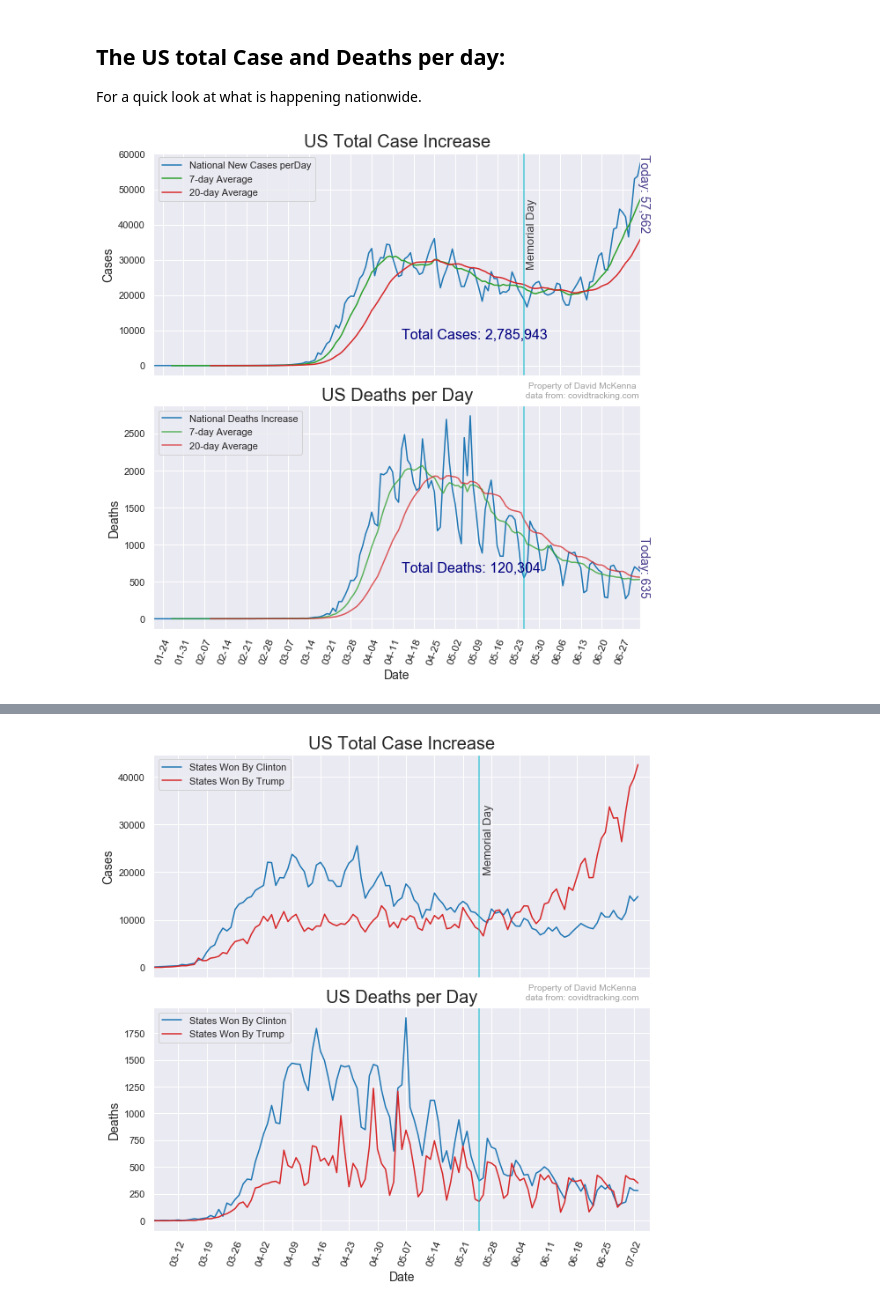
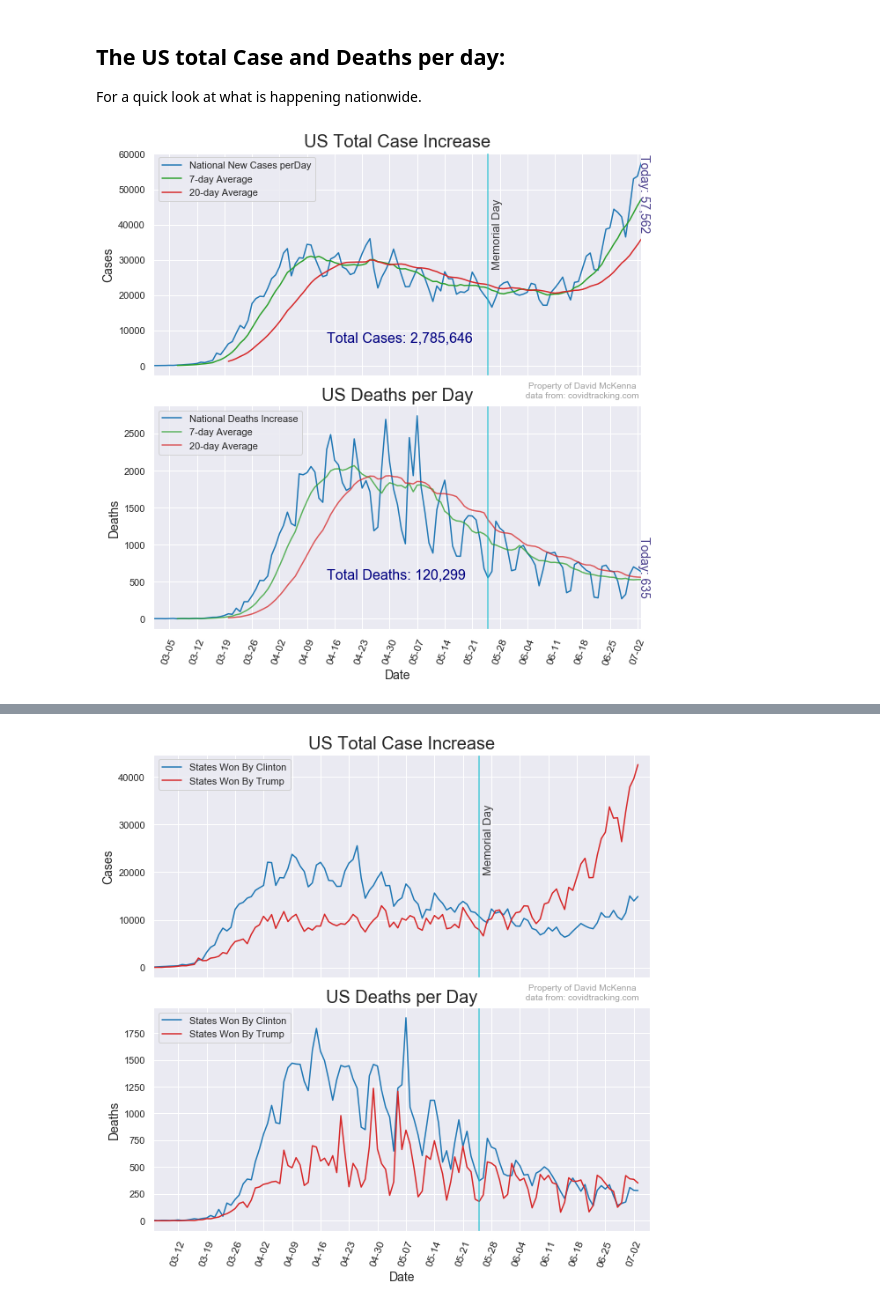
Before and after one commit to Stripling07/UT_COVID, a Jupyter notebook: COVID-19 Project.ipynb, the cells around one changed output, grey strips where cells are left out. Saved outputs shown, nothing was run; the diff lists cells and outputs as text; code cells hidden in the pictures.

```diff
--- a/COVID-19 Project.ipynb
+++ b/COVID-19 Project.ipynb
@@ -162,18 +162,18 @@ For a quick look at what is happening nationwide.
 sns.set()
 # clean up bad data point, I found the actual number from NJ.gov website (was 1877)
 df.loc[(df['date']=='2020-06-25') & (df['state']=='NJ'),'deathIncrease']=23
-
+df = df[df['date'] >= '2020-03-01']
 today = max(df['date'])
 total_case = df['positiveIncrease'].sum()
 total_death = df['deathIncrease'].sum()
 x_loc = df.date.max() - pd.DateOffset(80)
-y_loc_c = df['positiveIncrease'].max()/ 1.5
-y_loc_d = df['deathIncrease'].max()/ 1.5
+y_loc_c = df['positiveIncrease'].max()/ 1.75
+y_loc_d = df['deathIncrease'].max()/ 1.75
 interval = 7
 
 value_today_case = df.groupby('date')['positiveIncrease'].sum().iloc[-1]
 value_today_death = df.groupby('date')['deathIncrease'].sum().iloc[-1]
-start = df[df['date']=='2020-03-06']['date'].iloc[0]
+start = df[df['date']=='2020-03-07']['date'].iloc[0]
 end = df.date.max()+ pd.DateOffset(3)
 fig, ax = plt.subplots(2,1,sharex=True,figsize = (9,9))
 
@@ -205,32 +205,33 @@ ax[0].set_xticklabels(ax[0].get_xticklabels(),rotation=30)
 ax[0].set_ylabel('Cases', fontdict={'fontsize':14})
 
 
 
 
 
 df.groupby('date')['deathIncrease'].sum().plot(ax=ax[1],label='National Deaths Increase',color='tab:blue')
 df.groupby('date')['deathIncrease'].sum().rolling(7).mean().plot(ax=ax[1],label='7-day Average',
                                                                            color='tab:green',alpha=0.75)
 df.groupby('date')['deathIncrease'].sum().rolling(20).mean().plot(ax=ax[1],label='20-day Average',
                                                                   color='tab:red',alpha=0.75)
 
 ax[1].xaxis.set_major_formatter(date_form)
 
 # Ensure a major tick for each week using (interval=_)
 ax[1].xaxis.set_major_locator(mdates.DayLocator(interval=interval))
 ax[1].annotate('Today: {}'.format(place_value(value_today_death)),
                (today - pd.DateOffset(1),value_today_death/2),
                  rotation=270,color='darkslateblue',fontsize=14)
 ax[1].axvline(x='2020-05-25', color='tab:cyan', linewidth=1.5, alpha=0.75)
 ax[1].annotate('Total Deaths: {}'.format(place_value(total_death)),(x_loc,y_loc_d), fontsize = 16,color='navy')
 ax[1].legend(loc='upper left')
 
 ax[1].set_title('US Deaths per Day', fontdict={'fontsize':20})
 plt.setp(ax[1].xaxis.get_majorticklabels(), rotation=70,fontsize=12 )
 ax[1].set_ylabel('Deaths', fontdict={'fontsize':14})
 ax[1].set_xlabel('Date', fontdict={'fontsize':14})
+
+fig = plt.tight_layout()
 plt.savefig('national.png')
-fig = plt.tight_layout()
 plt.show()
 # %% [output]
-[figure, old version]
+[figure, new version]
```
Also changed, not shown: parts of 2 cells of this notebook, 2 other files.
